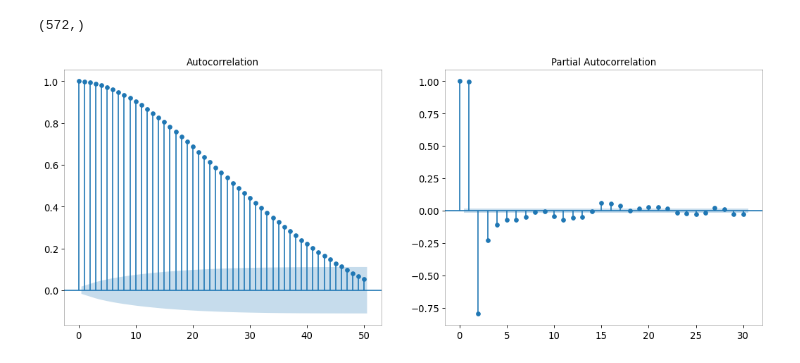
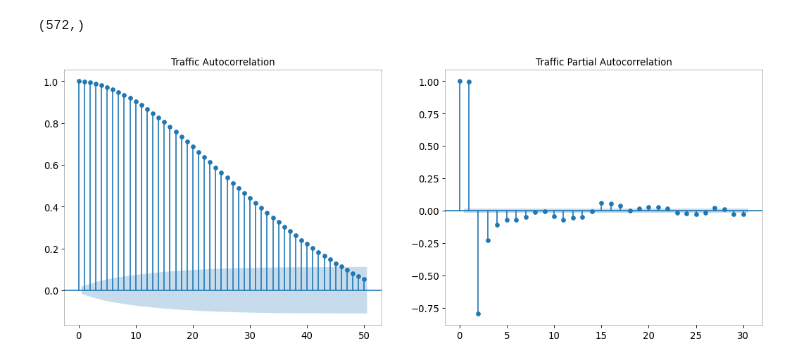
Before and after one commit to yorkofyou/MachineLearning, a Jupyter notebook: Project1/t1/utils/feature_engineering.ipynb, the cells around one changed output. Saved outputs shown, nothing was run; the diff lists cells and outputs as text; code cells hidden in the pictures.

```diff
--- a/Project1/t1/utils/feature_engineering.ipynb
+++ b/Project1/t1/utils/feature_engineering.ipynb
@@ -40,13 +40,15 @@ data.mean(axis=1).shape
 # %%
 fig, (ax1, ax2) = plt.subplots(1, 2, figsize=(16, 6), dpi=80)
 plot_acf(data.mean(axis=1).tolist(), ax=ax1, lags=50)
 plot_pacf(data.mean(axis=1).tolist(), ax=ax2, lags=30)
 ax1.spines["top"].set_alpha(.3); ax2.spines["top"].set_alpha(.3)
 ax1.spines["bottom"].set_alpha(.3); ax2.spines["bottom"].set_alpha(.3)
 ax1.spines["right"].set_alpha(.3); ax2.spines["right"].set_alpha(.3)
 ax1.spines["left"].set_alpha(.3); ax2.spines["left"].set_alpha(.3)
 ax1.tick_params(axis='both', labelsize=12)
 ax2.tick_params(axis='both', labelsize=12)
+ax1.title.set_text('Traffic Autocorrelation')
+ax2.title.set_text('Traffic Partial Autocorrelation')
 plt.show()
 # %% [output]
-[figure, old version]
+[figure, new version]
```
Also changed, not shown: parts of 1 cell of this notebook, 11 other files.
